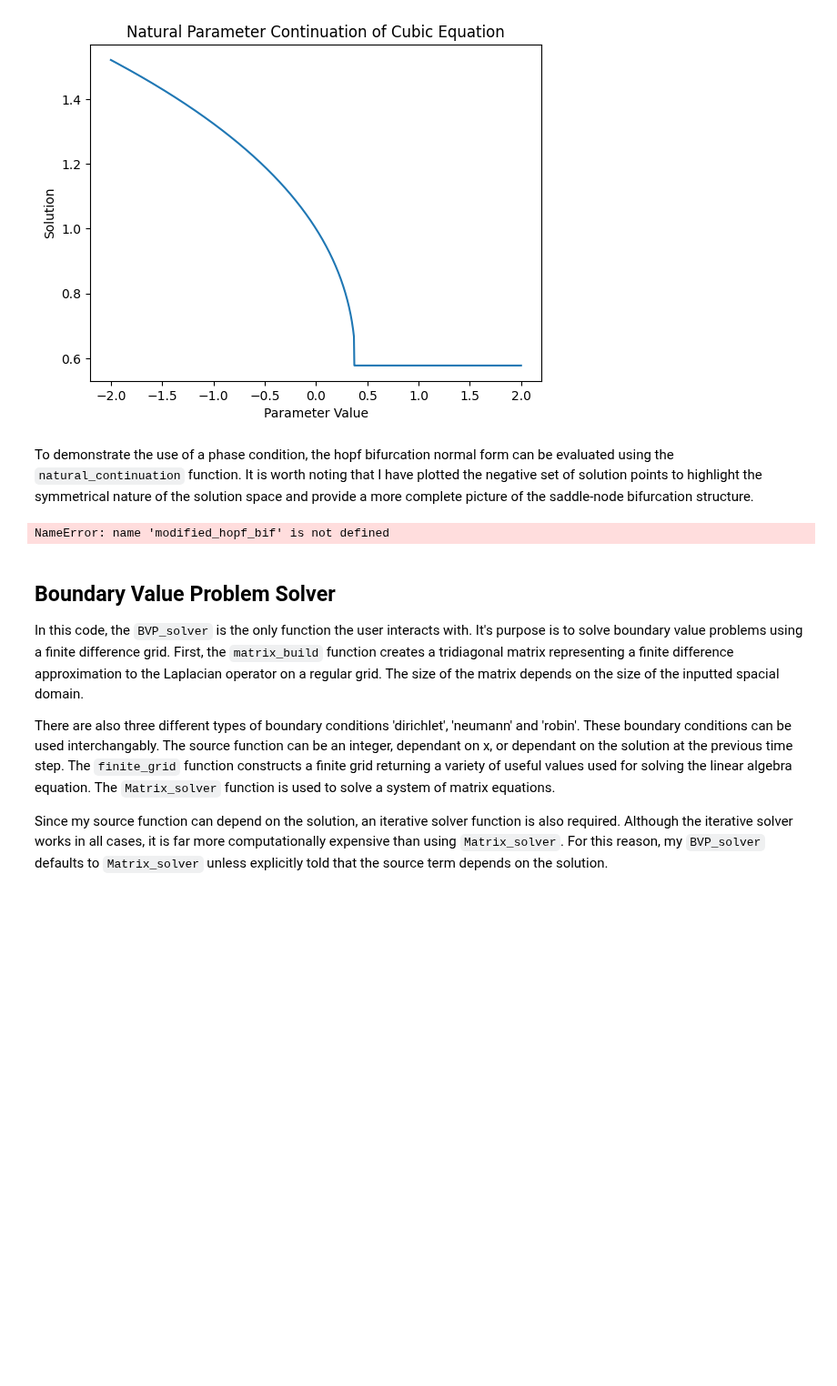
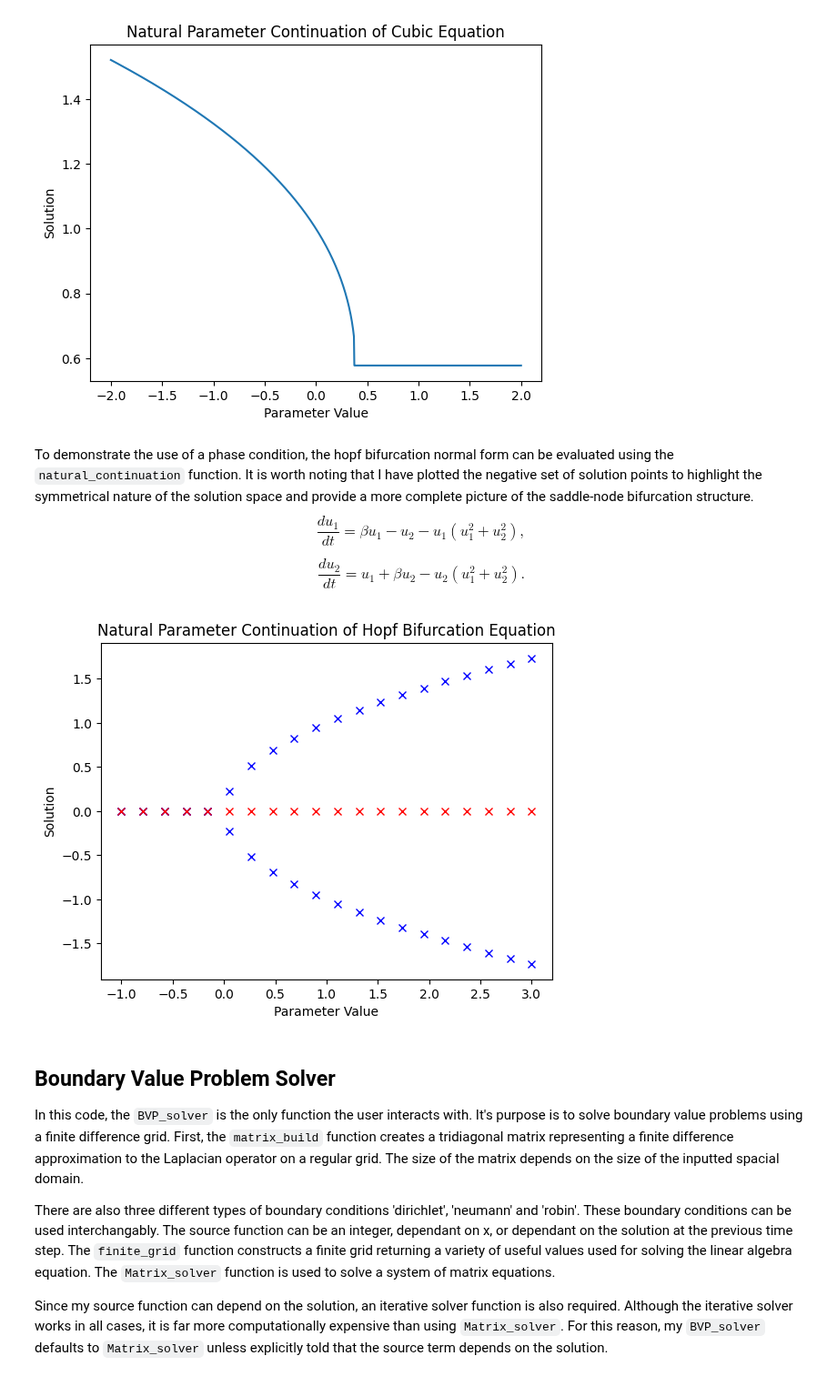
Before and after one commit to JS195/EMAT30008, a Jupyter notebook: Project_report.ipynb, the cells around one changed output. Shown at 91% size. Drawn from its saved outputs; the diff is of its cells as text; code cells hidden in the pictures; blank space fills up the shorter version.

```diff
--- a/Project_report.ipynb
+++ b/Project_report.ipynb
@@ -140,15 +140,22 @@ plotter(-pars, -cubic_results, '-', 'Parameter Value', 'Solution', 'Natural Para
 [figure]
 # %% [markdown]
 To demonstrate the use of a phase condition, the hopf bifurcation normal form can be evaluated using the `natural_continuation` function. It is worth noting that I have plotted the negative set of solution points to highlight the symmetrical nature of the solution space and provide a more complete picture of the saddle-node bifurcation structure.
+\begin{equation}
+\frac{du_1}{dt} = \beta u_1 - u_2 - u_1(u_1^2 + u_2^2),
+\end{equation}
+
+\begin{equation}
+\frac{du_2}{dt} = u_1 + \beta u_2 - u_2(u_1^2 + u_2^2).
+\end{equation}
 # %%
-results, pars = natural_continuation(modified_hopf_bif, [1.2, 1.0, 4], -1, 3, 20, standard_pc)
+results, pars = natural_continuation(hopf_bif, [1.2, 1.0, 4], -1, 3, 20, standard_pc)
 
 fig, ax = plt.subplots()
 plotter(pars, results[:,0], 'bx', "Parameter Value", "Solution", "Natural Parameter Continuation of Hopf Bifurcation Equation", ax)
 plotter(pars, -results[:,0], 'bx', "Parameter Value", "Solution", "Natural Parameter Continuation of Hopf Bifurcation Equation", ax)
 plotter(pars, results[:,1], 'rx', "Parameter Value", "Solution", "Natural Parameter Continuation of Hopf Bifurcation Equation", ax)
 # %% [output]
-NameError: name 'modified_hopf_bif' is not defined
+[figure, added]
 # %% [markdown]
 Boundary Value Problem Solver
 ----------------------------
```
Also changed, not shown: parts of 1 cell of this notebook, 1 other file.
